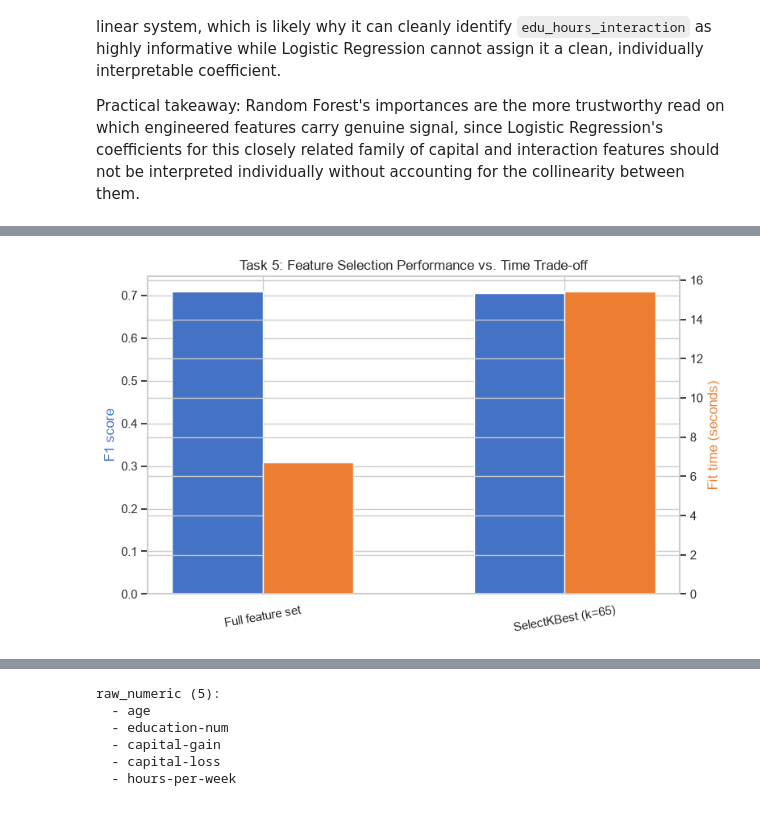
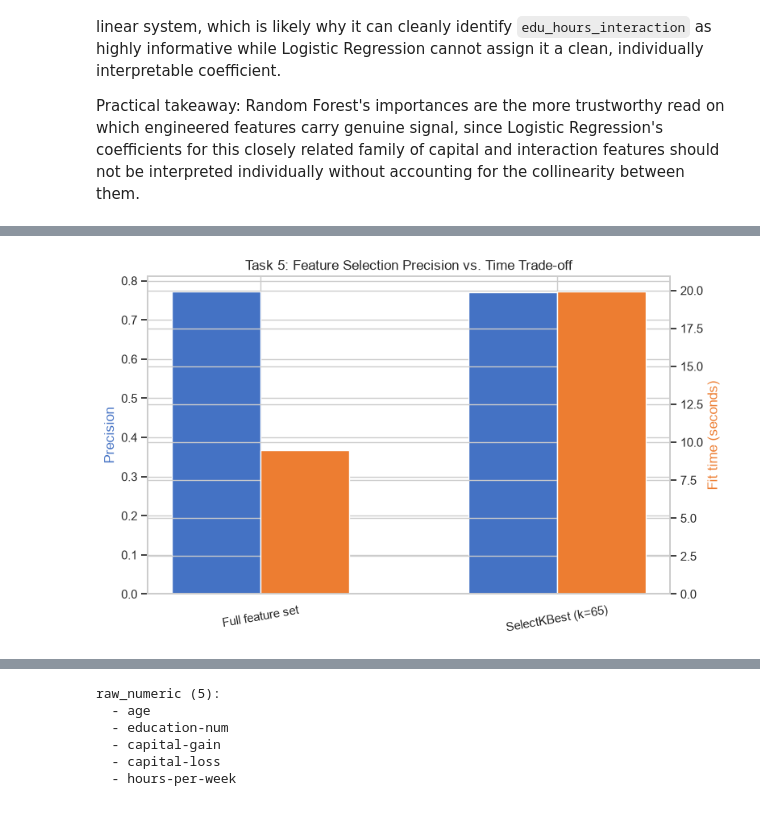
Before and after one commit to Dev-Squad-2-0/rania-shoaib, a Jupyter notebook: Week-4/Day-3/week4_day3_adult_income.ipynb, the cells around one changed output, grey strips where cells are left out. Cells and saved outputs as stored; diff of their text form; code cells hidden in the pictures.

Commit message:
fixed: f1 and precision metric inconsistency

```diff
--- a/Week-4/Day-3/week4_day3_adult_income.ipynb
+++ b/Week-4/Day-3/week4_day3_adult_income.ipynb
@@ -1230,25 +1253,44 @@ SelectKBest (k=65)       F1 = 0.7060 +/- 0.0060  |  ROC AUC = 0.9256  |  time =
 # %%
 labels = list(results_compare.keys())
-f1_vals = [results_compare[label]["f1_mean"] for label in labels]
+
+precision_vals = [results_compare[label]["precision_mean"] for label in labels]
 time_vals = [results_compare[label]["total_fit_time_sec"] for label in labels]
 
 fig, ax1 = plt.subplots(figsize=(8, 5))
+
 x = range(len(labels))
-ax1.bar([i - 0.15 for i in x], f1_vals, width=0.3, color="#4472C4", label="F1 (mean)")
-ax1.set_ylabel("F1 score", color="#4472C4")
+
+ax1.bar(
+    [i - 0.15 for i in x],
+    precision_vals,
+    width=0.3,
+    color="#4472C4",
+    label="Precision (mean)",
+)
+
+ax1.set_ylabel("Precision", color="#4472C4")
 ax1.set_xticks(list(x))
 ax1.set_xticklabels(labels, rotation=10)
 
 ax2 = ax1.twinx()
-ax2.bar([i + 0.15 for i in x], time_vals, width=0.3, color="#ED7D31", label="Fit time (s)")
+
+ax2.bar(
+    [i + 0.15 for i in x],
+    time_vals,
+    width=0.3,
+    color="#ED7D31",
+    label="Fit time (s)",
+)
+
 ax2.set_ylabel("Fit time (seconds)", color="#ED7D31")
 
-plt.title("Task 5: Feature Selection Performance vs. Time Trade-off")
+plt.title("Task 5: Feature Selection Precision vs. Time Trade-off")
+
 fig.tight_layout()
 plt.savefig("task5_tradeoff_chart.png", dpi=200, bbox_inches="tight")
 plt.show()
 # %% [output]
-[figure, old version]
+[figure, new version]
 # %% [markdown]
 ## Task 5: Feature Selection / Dimensionality Check, final result
 
```
Also changed, not shown: parts of 16 cells of this notebook, 3 other files.
